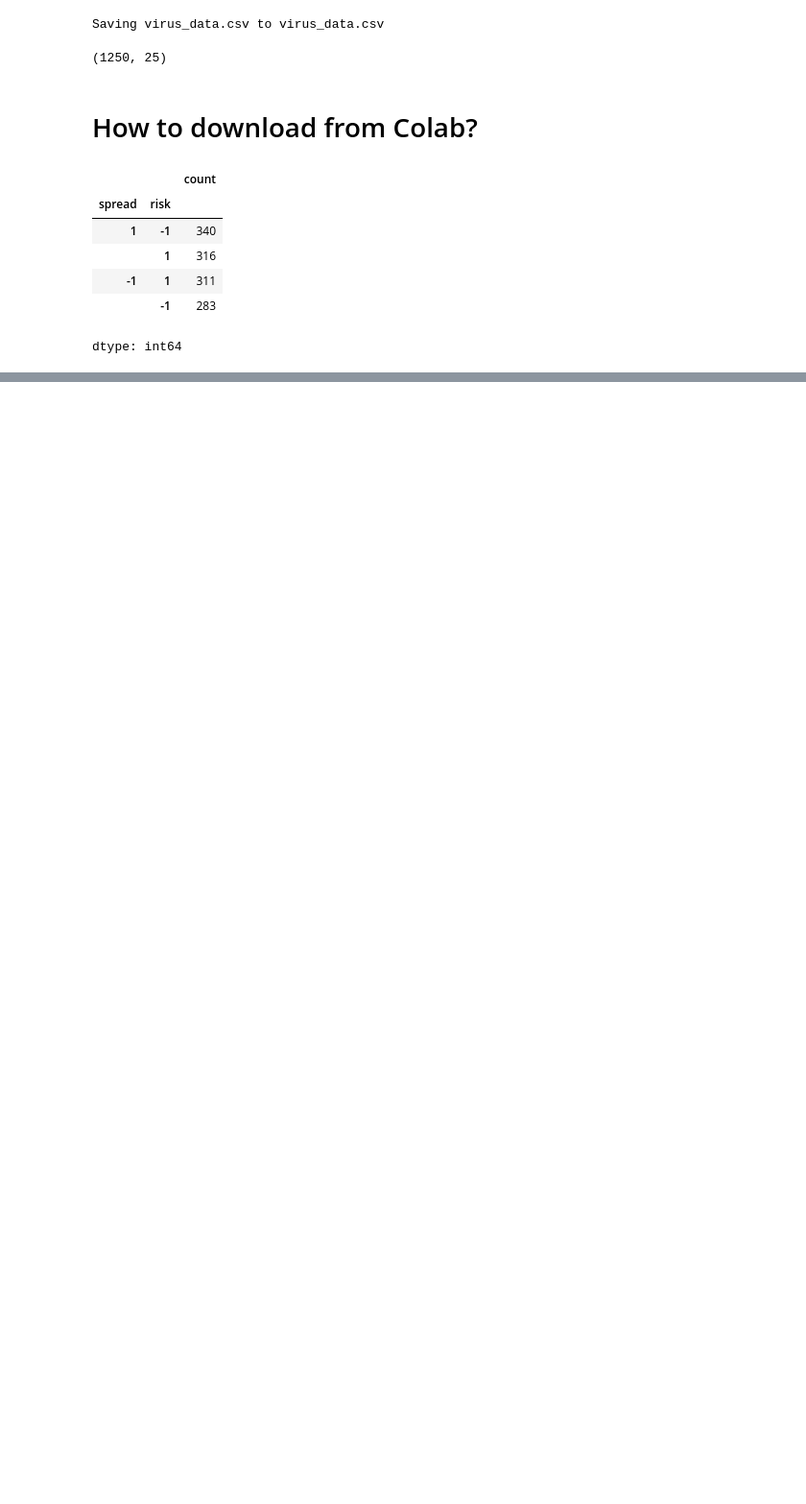
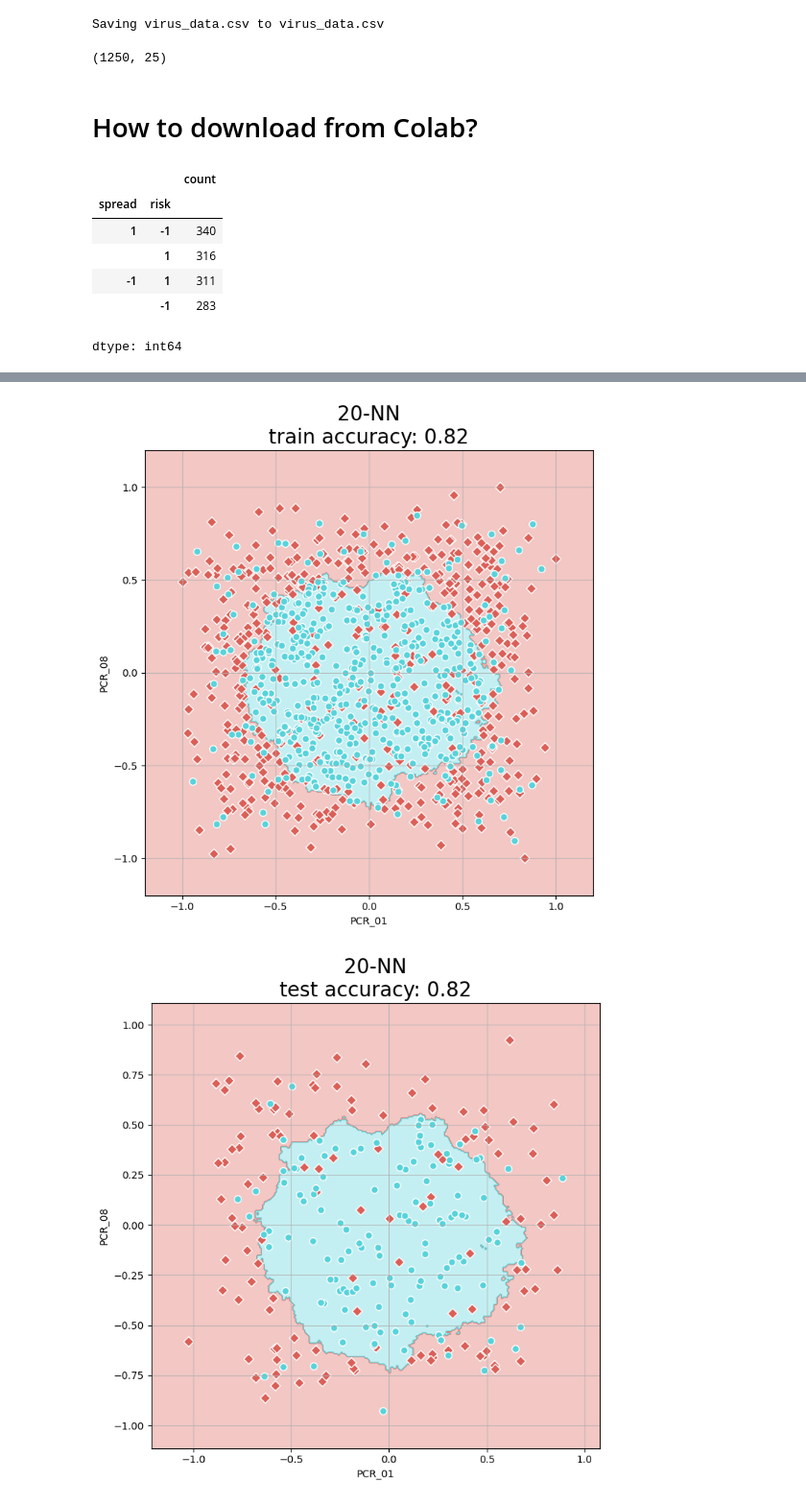
Before and after one commit to Shayshoon/ML_2, a Jupyter notebook: HW2_template.ipynb, the cells around one changed output, grey strips where cells are left out. Shown at 96% size. Saved outputs shown, nothing was run; the diff lists cells and outputs as text; code cells hidden in the pictures; blank space fills up the shorter version.

```diff
--- a/HW2_template.ipynb
+++ b/HW2_template.ipynb
@@ -86,0 +225,15 @@ dtype: int64
+# %%
+q1_classifier = KNeighborsClassifier(n_neighbors=best_k)
+
+q1_classifier.fit(X=temp_train_df[['PCR_01','PCR_08']], y=temp_train_df['spread'])
+q1_train_accuracy = q1_classifier.score(temp_train_df[['PCR_01', 'PCR_08']], temp_train_df['spread'])
+q1_test_accuracy = q1_classifier.score(temp_test_df[['PCR_01', 'PCR_08']], temp_test_df['spread'])
+# %%
+visualize_clf(q1_classifier, temp_train_df[['PCR_01', 'PCR_08']], temp_train_df['spread'],
+              f'{best_k}-NN\ntrain accuracy: {q1_test_accuracy}', 'PCR_01', 'PCR_08')
+
+visualize_clf(q1_classifier, temp_test_df[['PCR_01', 'PCR_08']], temp_test_df['spread'],
+              f'{best_k}-NN\ntest accuracy: {q1_test_accuracy}', 'PCR_01', 'PCR_08')
+# %% [output]
+[figure, added]
+[figure, added]
```
Also changed, not shown: parts of 20 cells of this notebook.
